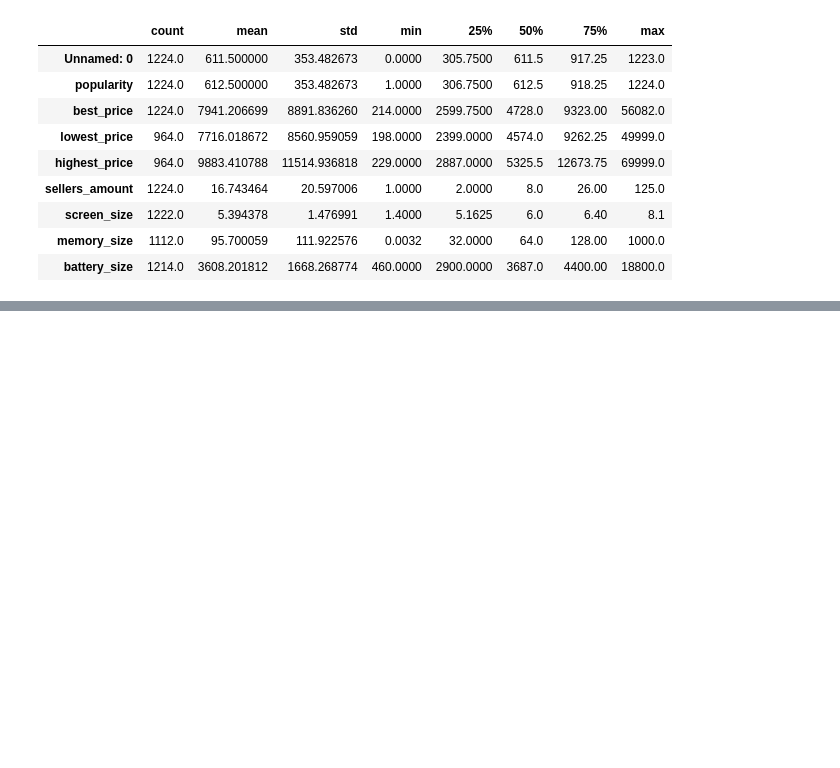
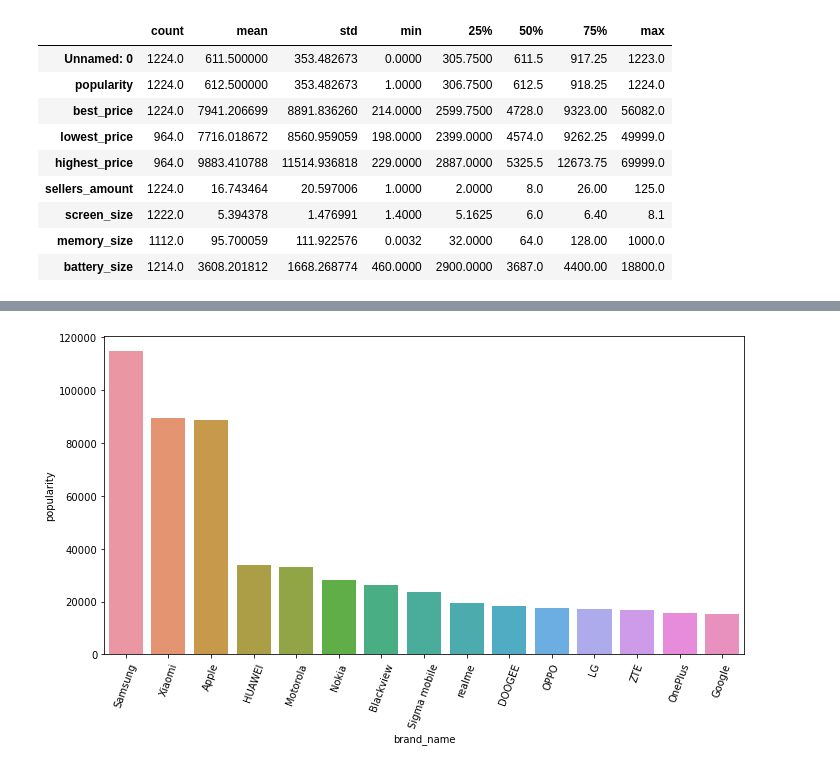
Before and after one commit to Wolfie3D/Mobile-Phones-Data, a Jupyter notebook: index.ipynb, the cells around one changed output, grey strips where cells are left out. Saved outputs shown, nothing was run; the diff lists cells and outputs as text; code cells hidden in the pictures; blank space fills up the shorter version.

```diff
--- a/index.ipynb
+++ b/index.ipynb
@@ -52,0 +84,6 @@ df.describe().T
+# %%
+brand_popularity = df.groupby('brand_name')['popularity'].sum().reset_index()
+
+brand_popularity = brand_popularity.sort_values('popularity', ascending=False).head(15)
+
+brand_popularity
@@ -52,0 +107,9 @@ df.describe().T
+# %%
+plt.figure(figsize=(10, 6))
+
+sns.barplot(x='brand_name', y='popularity', data=brand_popularity)
+
+plt.xticks(rotation=70)
+plt.tight_layout()
+# %% [output]
+[figure, added]
```
Also changed, not shown: parts of 13 cells of this notebook, 1 other file.
